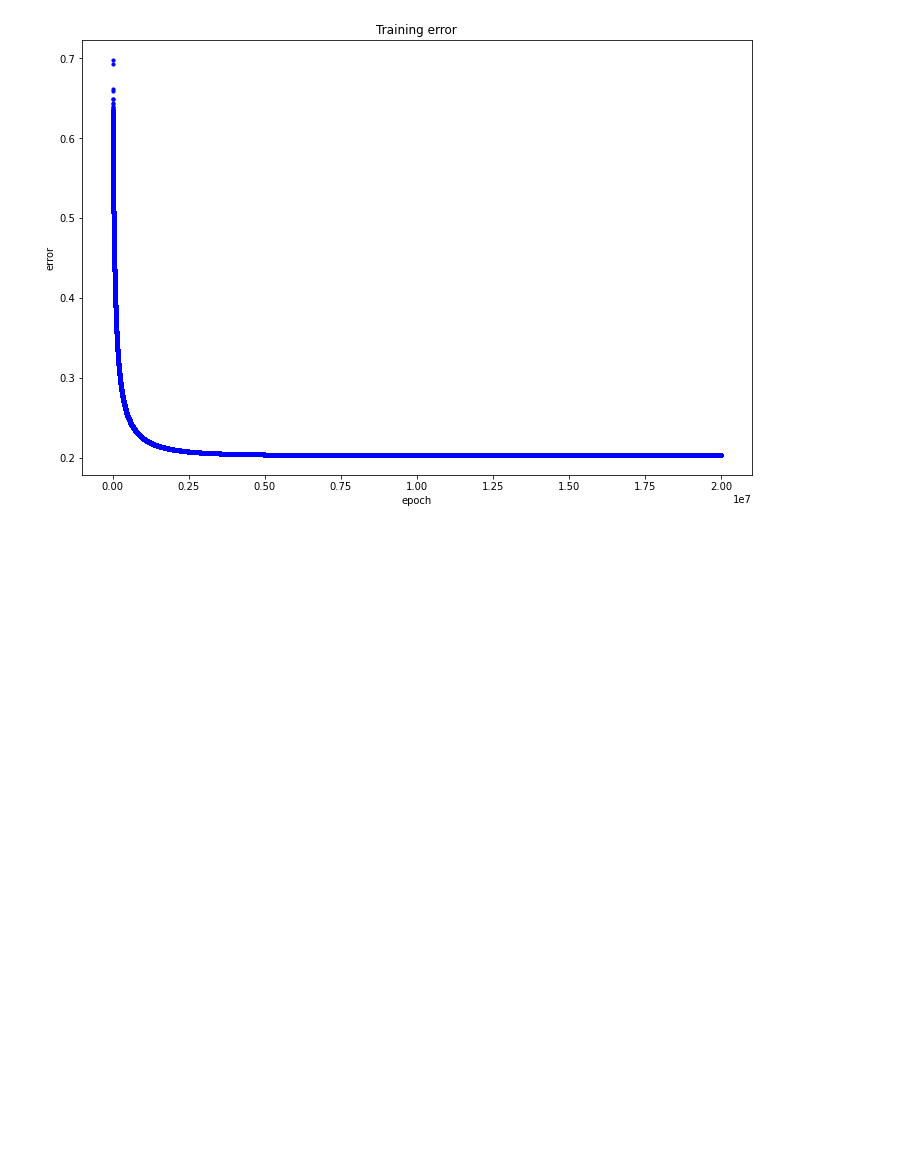
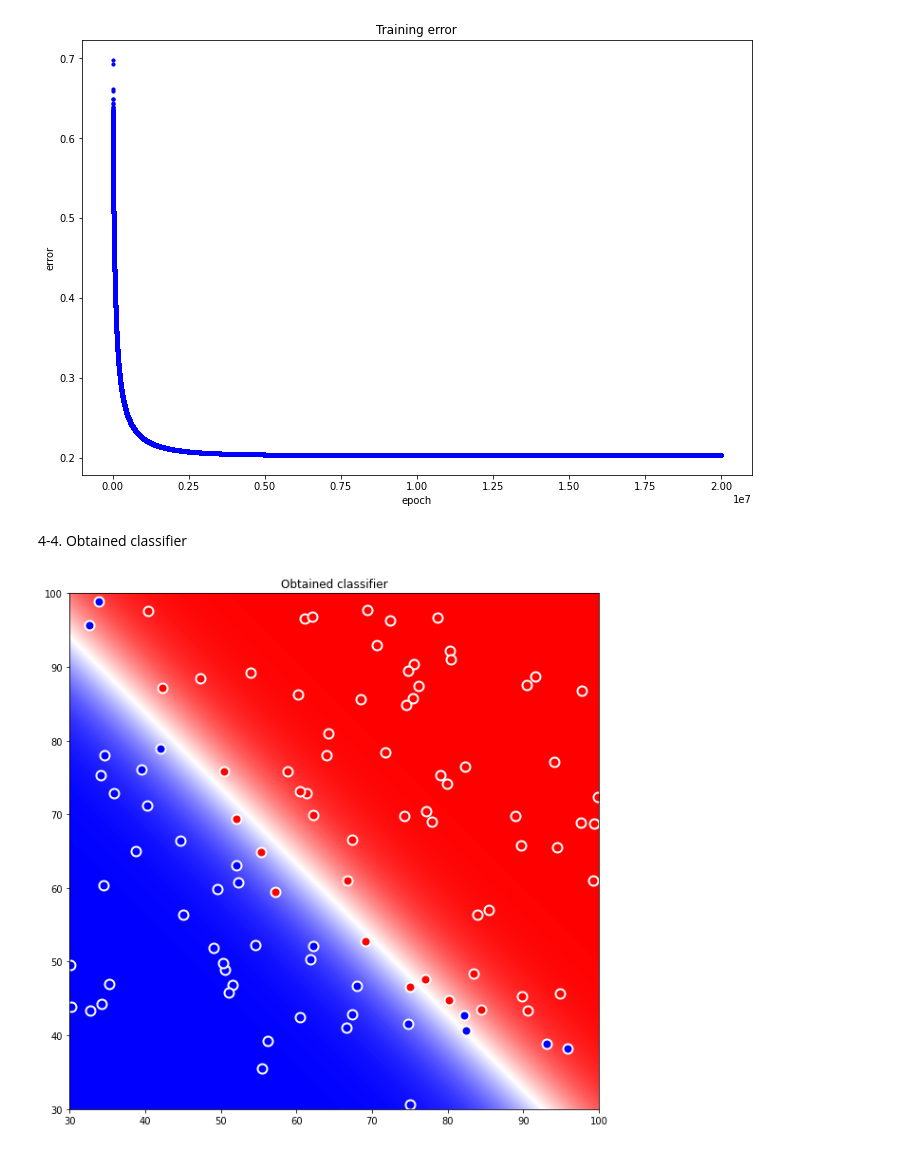
Before and after one commit to ihooni/class-MachineLearning, a Jupyter notebook: 05/assignment-05.ipynb, the cells around one changed output. Saved outputs shown, nothing was run; the diff lists cells and outputs as text; code cells hidden in the pictures; blank space fills up the shorter version.

```diff
--- a/05/assignment-05.ipynb
+++ b/05/assignment-05.ipynb
@@ -11,12 +11,11 @@ data = np.genfromtxt(DATA_PATH, delimiter=',')
 # separate features from labels
 X_data = data[:, 0:-1]
 Y_data = data[:, -1].reshape(-1, 1)
-
-m = len(X_data)
 # %% [markdown]
 ### 2. Define functions for logistic regression
 # %%
 def logistic(theta, X):
+  m = len(X)
   temp_x = np.concatenate((np.ones((m, 1)), X), axis=1)
   z = np.matmul(temp_x, theta.T)
   Y_hat = 1 / (1 + np.exp(-z))
@@ -24,11 +23,13 @@ def logistic(theta, X):
 
 def objective(Y_hat, Y):
   epsilon = 1e-8
+  m = len(Y)
   return (-1 / m) * np.sum(
       Y * np.log(Y_hat + epsilon) + (1 - Y) * np.log(1 - Y_hat + epsilon), axis=0
   )
 
 def gradient(X, Y_hat, Y):
+  m = len(X)
   temp_x = np.concatenate((np.ones((m, 1)), X), axis=1)
   return (1 / m) * np.matmul((Y_hat - Y).T, temp_x)
 # %% [markdown]
@@ -99,3 +100,33 @@ plt.ylabel('error')
 plt.show()
 # %% [output]
 [figure]
+# %% [markdown]
+4-4. Obtained classifier
+# %%
+from matplotlib import cm
+
+# make range variables of X
+x_ticks = np.arange(30, 100.1, 0.5)
+y_ticks = np.arange(30, 100.1, 0.5)
+xx, yy = np.meshgrid(x_ticks, y_ticks)
+
+# make temp X for logistic calculation
+temp_xx = np.reshape(xx, (-1, 1))
+temp_yy = np.reshape(yy, (-1, 1))
+temp_X = np.concatenate((temp_xx, temp_yy), axis=1)
+
+# calculate logistic function value by obtained classifier
+temp_zz = logistic(theta, temp_X)
+zz = np.reshape(temp_zz, xx.shape)
+
+#plot
+plt.figure(figsize=(10, 10))
+plt.title('Obtained classifier')
+plt.contourf(xx, yy, zz, cmap=cm.bwr, levels=500)
+plt.scatter(X_label0[:, 0], X_label0[:, 1], c='b', s=100, linewidths=2, edgecolors='white')
+plt.scatter(X_label1[:, 0], X_label1[:, 1], c='r', s=100, linewidths=2, edgecolors='white')
+plt.xlim(30, 100)
+plt.ylim(30, 100)
+plt.show()
+# %% [output]
+[figure, added]
```
Also changed, not shown: parts of 2 cells of this notebook.
